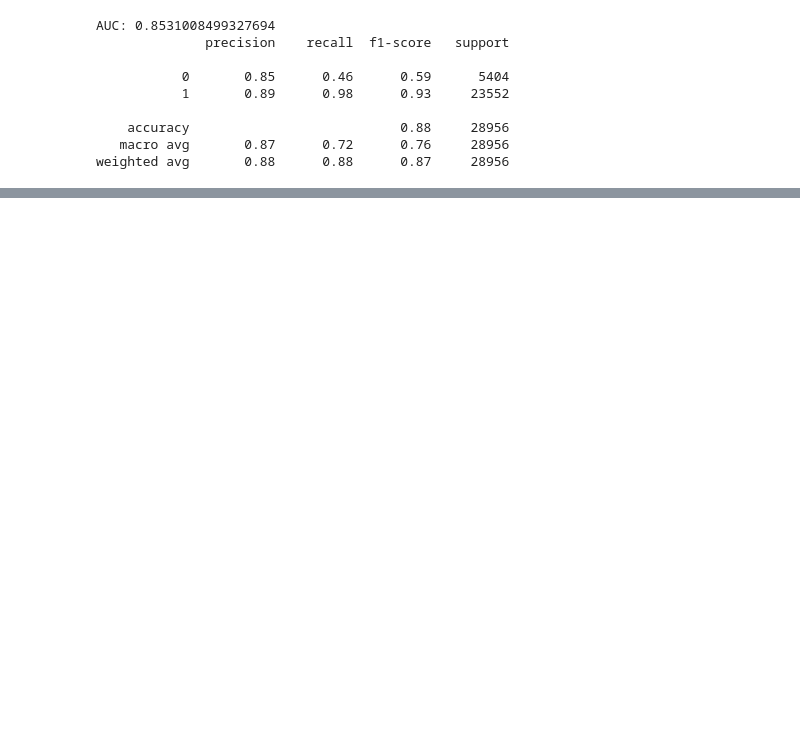
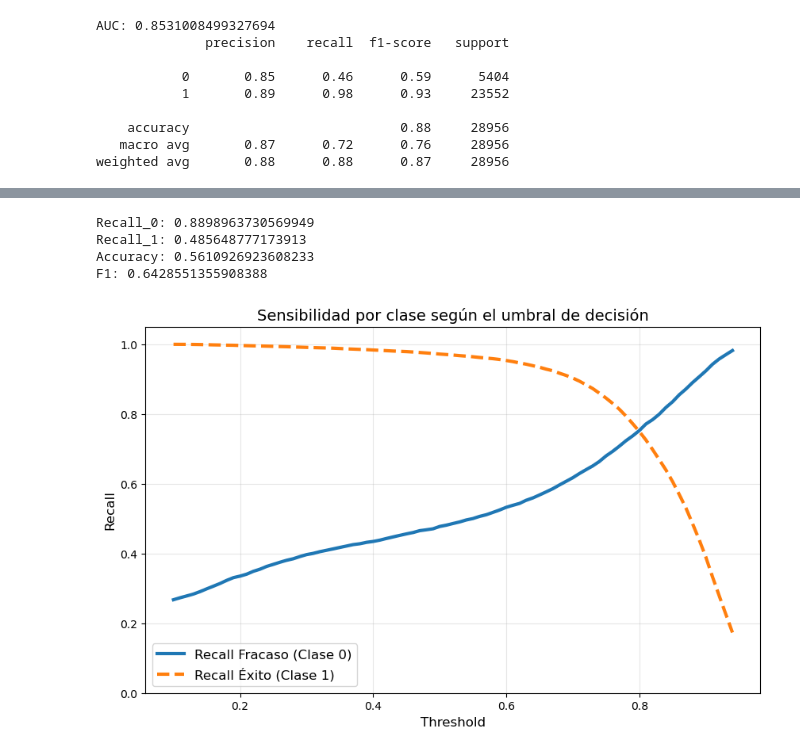
Before and after one commit to miks95/tfm_clinicaltrials, a Jupyter notebook: notebooks/04_modeling_advanced.ipynb, the cells around one changed output, grey strips where cells are left out. Drawn from its saved outputs; the diff is of its cells as text; code cells hidden in the pictures; blank space fills up the shorter version.

```diff
--- a/notebooks/04_modeling_advanced.ipynb
+++ b/notebooks/04_modeling_advanced.ipynb
@@ -11,4 +14,7 @@ from sklearn.metrics import roc_auc_score
 # %%
+PROJECT_ROOT = Path().resolve().parent
+FIGURES_DIR = PROJECT_ROOT / "reports" / "figures"
+
 df = pd.read_csv("../data/processed/clinicaltrials_features_ml.csv")
 
 df.shape
@@ -159,0 +282,7 @@ xgb_random.best_params_
+# %%
+smote = SMOTE(random_state=42)
+
+X_train_sm, y_train_sm = smote.fit_resample(X_train, y_train)
+
+print("Antes:", y_train.value_counts())
+print("Después:", y_train_sm.value_counts())
@@ -185,0 +517,46 @@ xgb_random.best_estimator_.get_booster().get_score(importance_type="gain")
+# %%
+t = 0.88
+y_pred_t = (y_proba_sm > t).astype(int)
+
+print("Recall_0:", recall_score(y_test, y_pred_t, pos_label=0))
+print("Recall_1:", recall_score(y_test, y_pred_t, pos_label=1))
+print("Accuracy:", accuracy_score(y_test, y_pred_t))
+print("F1:", f1_score(y_test, y_pred_t))
+# %% [output]
+Recall_0: 0.8898963730569949
+Recall_1: 0.485648777173913
+Accuracy: 0.5610926923608233
+F1: 0.6428551355908388
+# %%
+import numpy as np
+import matplotlib.pyplot as plt
+from sklearn.metrics import recall_score
+
+# Probabilidades del modelo entrenado con SMOTE
+# (asegúrate de tener y_proba_sm calculado anteriormente)
+thresholds = np.arange(0.1, 0.95, 0.01)
+
+recalls_0 = []
+recalls_1 = []
+
+for t in thresholds:
+    y_pred_t = (y_proba_sm > t).astype(int)
+    recalls_0.append(recall_score(y_test, y_pred_t, pos_label=0))
+    recalls_1.append(recall_score(y_test, y_pred_t, pos_label=1))
+
+plt.figure(figsize=(10, 6))
+plt.plot(thresholds, recalls_0, label="Recall Fracaso (Clase 0)", linewidth=3)
+plt.plot(thresholds, recalls_1, label="Recall Éxito (Clase 1)", linewidth=3, linestyle="--")
+
+plt.title("Sensibilidad por clase según el umbral de decisión", fontsize=14)
+plt.xlabel("Threshold", fontsize=12)
+plt.ylabel("Recall", fontsize=12)
+plt.grid(alpha=0.3)
+plt.legend(fontsize=12)
+plt.ylim(0, 1.05)
+plt.savefig(FIGURES_DIR / "recall_threshold.png", dpi=300, bbox_inches="tight")
+
+
+plt.show()
+# %% [output]
+[figure, added]
```
Also changed, not shown: parts of 20 cells of this notebook, 3 other files.
